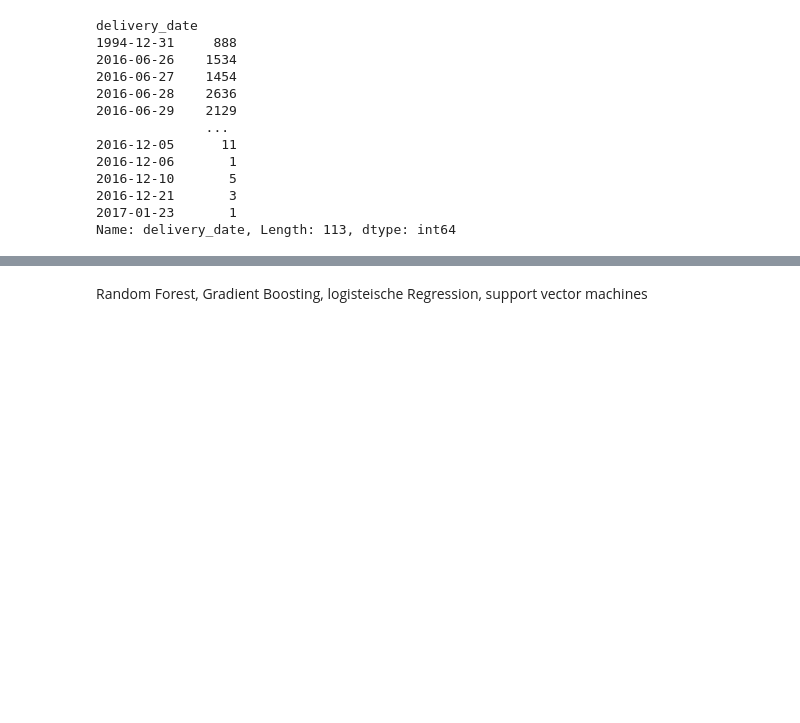
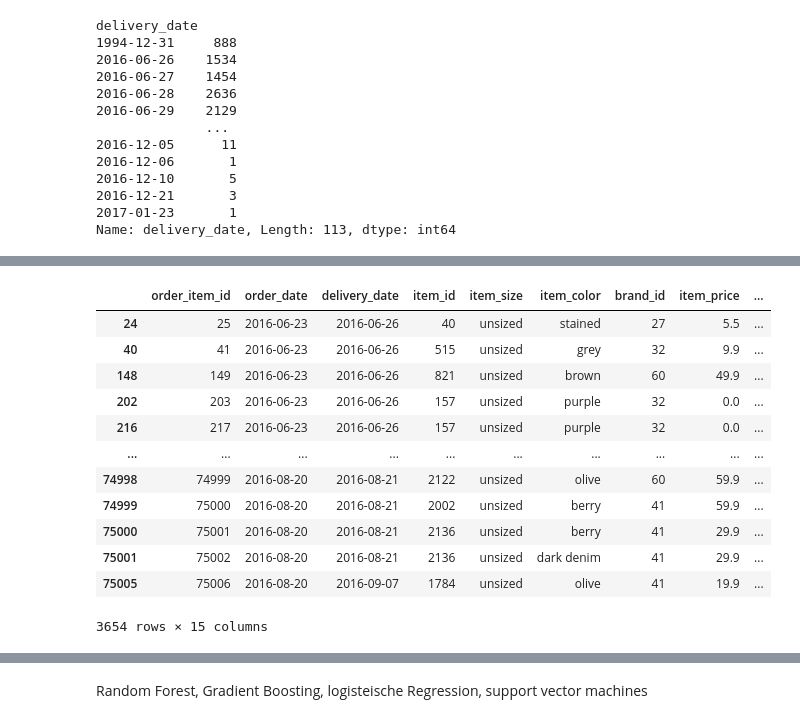
Before and after one commit to P-AEL/ML-Projekt, a Jupyter notebook: Paul/blob.ipynb, the cells around one changed output, grey strips where cells are left out. Cells and saved outputs as stored; diff of their text form; code cells hidden in the pictures; blank space fills up the shorter version.

```diff
--- a/Paul/blob.ipynb
+++ b/Paul/blob.ipynb
@@ -191,0 +191,16 @@ df[df.delivery_date < df.order_date]
+# %%
+df[df.item_size == "unsized"]
+# %% [output]
+|  | order_item_id | order_date | delivery_date | item_id | item_size | item_color | brand_id | item_price | ... |
+| 24 | 25 | 2016-06-23 | 2016-06-26 | 40 | unsized | stained | 27 | 5.5 | ... |
+| 40 | 41 | 2016-06-23 | 2016-06-26 | 515 | unsized | grey | 32 | 9.9 | ... |
+| 148 | 149 | 2016-06-23 | 2016-06-26 | 821 | unsized | brown | 60 | 49.9 | ... |
+| 202 | 203 | 2016-06-23 | 2016-06-26 | 157 | unsized | purple | 32 | 0.0 | ... |
+| 216 | 217 | 2016-06-23 | 2016-06-26 | 157 | unsized | purple | 32 | 0.0 | ... |
+| ... | ... | ... | ... | ... | ... | ... | ... | ... | ... |
+| 74998 | 74999 | 2016-08-20 | 2016-08-21 | 2122 | unsized | olive | 60 | 59.9 | ... |
+| 74999 | 75000 | 2016-08-20 | 2016-08-21 | 2002 | unsized | berry | 41 | 59.9 | ... |
+| 75000 | 75001 | 2016-08-20 | 2016-08-21 | 2136 | unsized | berry | 41 | 29.9 | ... |
+| 75001 | 75002 | 2016-08-20 | 2016-08-21 | 2136 | unsized | dark denim | 41 | 29.9 | ... |
+| 75005 | 75006 | 2016-08-20 | 2016-09-07 | 1784 | unsized | olive | 41 | 19.9 | ... |
+3654 rows × 15 columns
```
Also changed, not shown: parts of 33 cells of this notebook.
